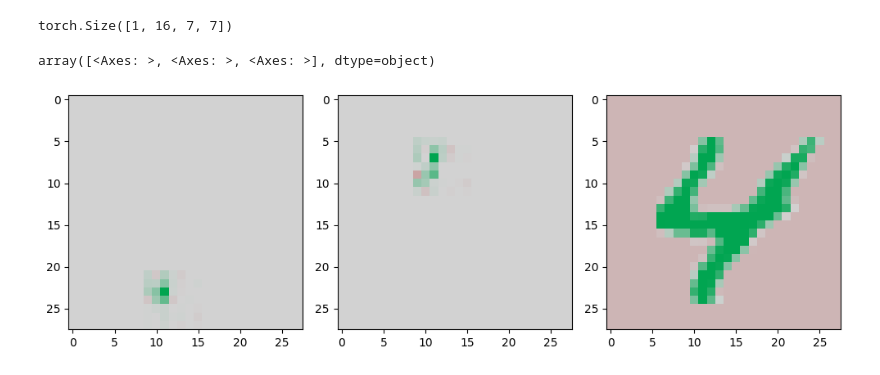
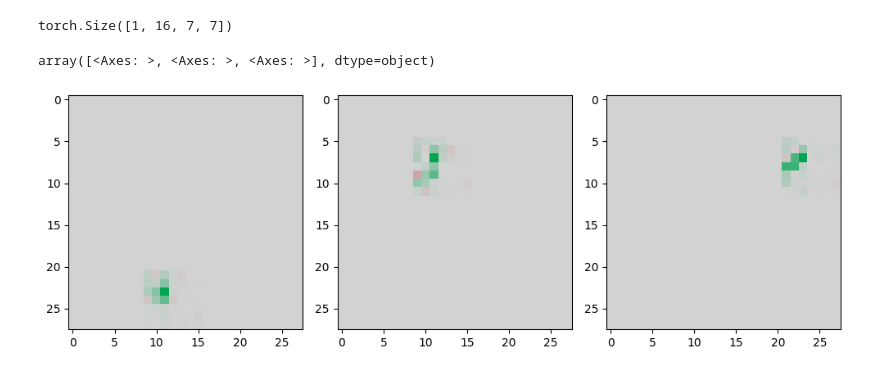
Before and after one commit to narang99/hiccup-ide, a Jupyter notebook: backend/notebooks/lrp-on-coord.ipynb, the cells around one changed output. Saved outputs shown, nothing was run; the diff lists cells and outputs as text; code cells hidden in the pictures.

```diff
--- a/backend/notebooks/lrp-on-coord.ipynb
+++ b/backend/notebooks/lrp-on-coord.ipynb
@@ -57,11 +57,15 @@ torch.Size([1, 16, 7, 7])
 interm = torch.zeros(contribs["layers.2"].shape).float()
 interm[0, 12, 6, 3] = 1.0
 ic_12_6_3, _, _ = get_contribs_for_inp_vectorized(inp, model, interm, "layers.2", "cpu")
+# %%
+interm = torch.zeros(contribs["layers.2"].shape).float()
+interm[0, 12, 2, 6] = 1.0
+ic_12_2_6, _, _ = get_contribs_for_inp_vectorized(inp, model, interm, "layers.2", "cpu")
 # %%
 interm = torch.zeros(contribs["layers.2"].shape).float()
 interm[0, 12, 2, 3] = 1.0
 ic_12_2_3, _, _ = get_contribs_for_inp_vectorized(inp, model, interm, "layers.2", "cpu")
-S([ic_12_6_3["x"][0][0], ic_12_2_3["x"][0][0], inp[0][0]], 10, 3, viztype="local", mode="light")
+S([ic_12_6_3["x"][0][0], ic_12_2_3["x"][0][0], ic_12_2_6["x"][0][0]], 10, 3, viztype="local", mode="light")
 # %% [output]
 array([<Axes: >, <Axes: >, <Axes: >], dtype=object)
-[figure, old version]
+[figure, new version]
```
Also changed, not shown: parts of 1 cell of this notebook, 1 other file.
